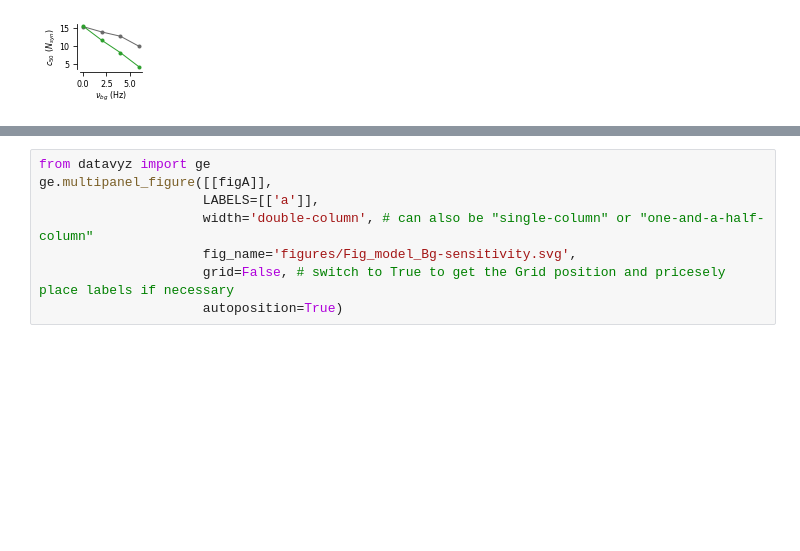
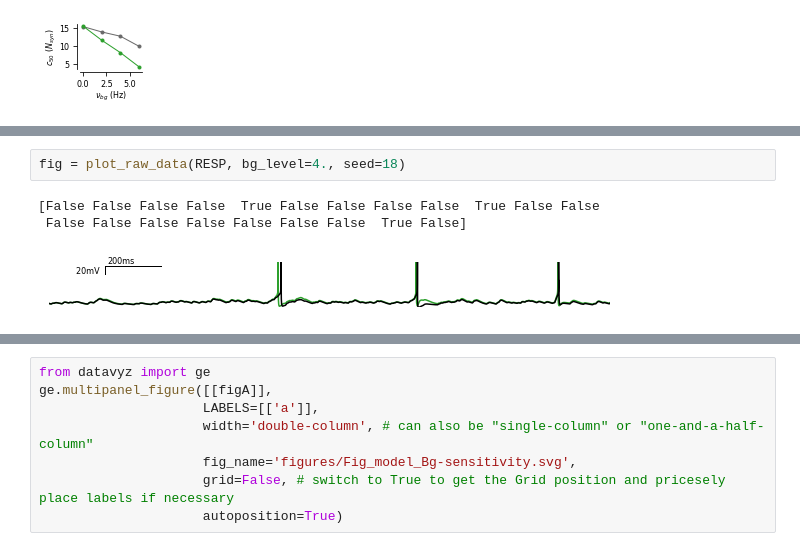
Before and after one commit to yzerlaut/zinc-NMDA-modulation, a Jupyter notebook: Sensitivity_to_Background_Modulation.ipynb, the cells around one changed output, grey strips where cells are left out. Saved outputs shown, nothing was run; the diff lists cells and outputs as text; blank space fills up the shorter version.

```diff
--- a/Sensitivity_to_Background_Modulation.ipynb
+++ b/Sensitivity_to_Background_Modulation.ipynb
@@ -347,0 +485,6 @@ show_response_bg_dep(output_L23, output_L4, method='peak')
+# %%
+fig = plot_raw_data(RESP, bg_level=4., seed=18)
+# %% [output]
+[False False False False  True False False False False  True False False
+ False False False False False False False  True False]
+[figure, added]
```
Also changed, not shown: parts of 10 cells of this notebook, 3 other files.
